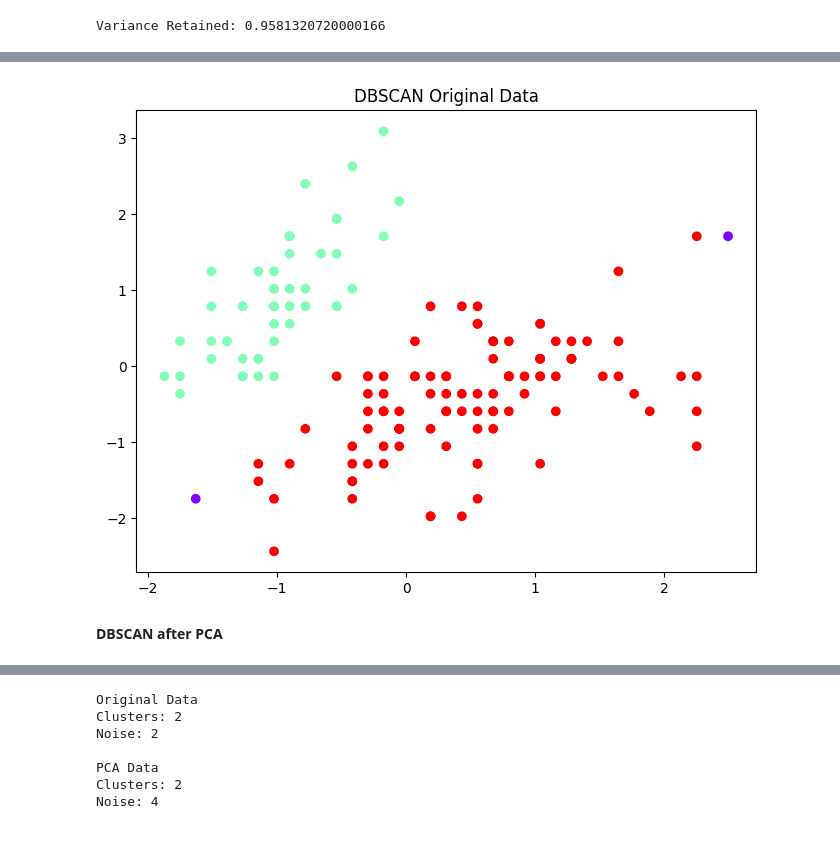
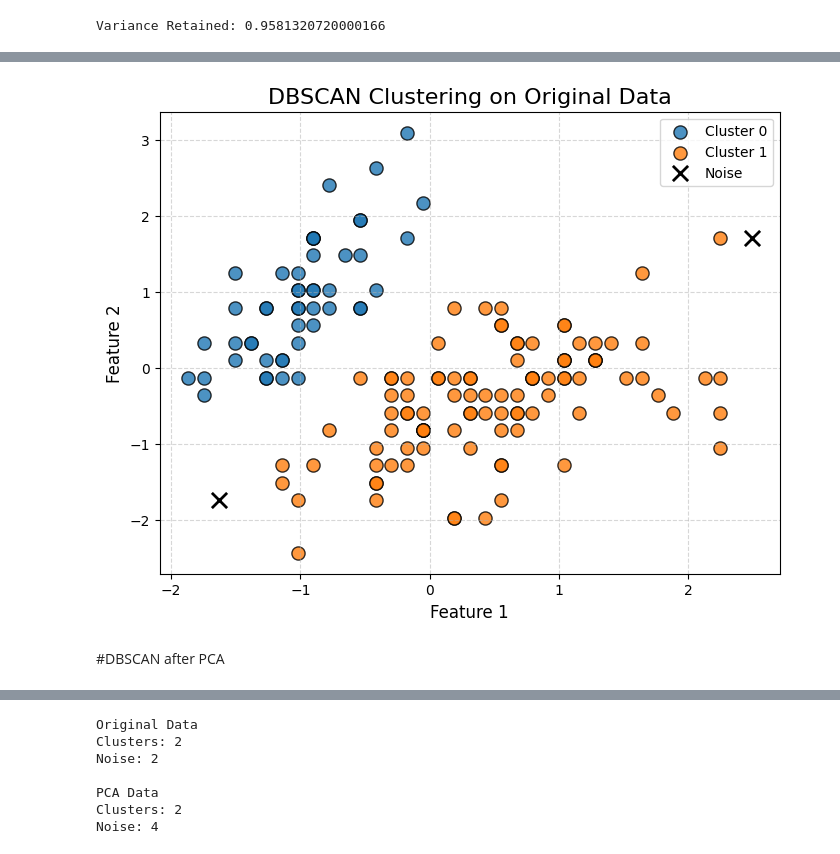
Before and after one commit to esraamosalman22-arch/activity-3, a Jupyter notebook: activity_3.ipynb, the cells around one changed output, grey strips where cells are left out. Drawn from its saved outputs; the diff is of its cells as text; code cells hidden in the pictures.

```diff
--- a/activity_3.ipynb
+++ b/activity_3.ipynb
@@ -86,23 +97,45 @@ min_samples=5
 labels_original=db_original.fit_predict(
 X_scaled
 )
-# %%
-plt.figure(figsize=(8,6))
-
-plt.scatter(
-X_scaled[:,0],
-X_scaled[:,1],
-c=labels_original,
-cmap="rainbow"
-)
-
-plt.title(
-"DBSCAN Original Data"
-)
-
-plt.show()
-# %% [output]
-[figure, removed]
+# %%
+plt.figure(figsize=(8,6))
+
+for cluster in set(labels_original):
+
+    points = X_scaled[labels_original == cluster]
+
+    if cluster == -1:
+        plt.scatter(
+            points[:,0],
+            points[:,1],
+            color='black',
+            marker='x',
+            s=120,
+            linewidths=2,
+            label='Noise'
+        )
+
+
+    else:
+        plt.scatter(
+            points[:,0],
+            points[:,1],
+            s=90,
+            edgecolors='black',
+            alpha=0.8,
+            label=f'Cluster {cluster}'
+        )
+
+plt.title("DBSCAN Clustering on Original Data", fontsize=16)
+plt.xlabel("Feature 1", fontsize=12)
+plt.ylabel("Feature 2", fontsize=12)
+
+plt.legend()
+plt.grid(True, linestyle='--', alpha=0.5)
+
+plt.show()
+# %% [output]
+[figure, added]
 # %% [markdown]
- **DBSCAN after PCA**
+#DBSCAN after PCA
 # %%
```
Also changed, not shown: parts of 18 cells of this notebook.
